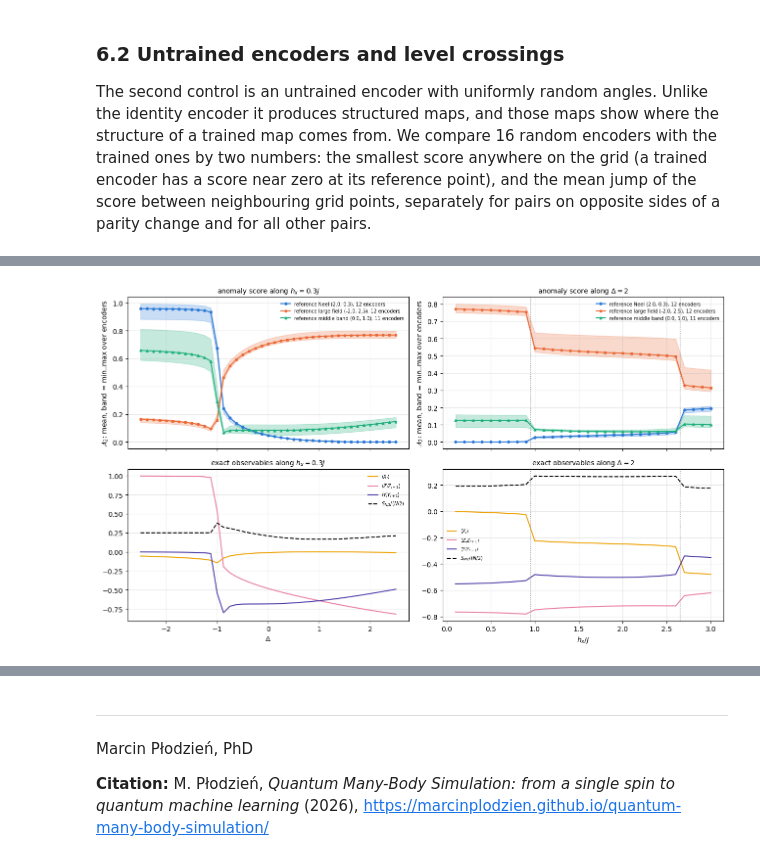
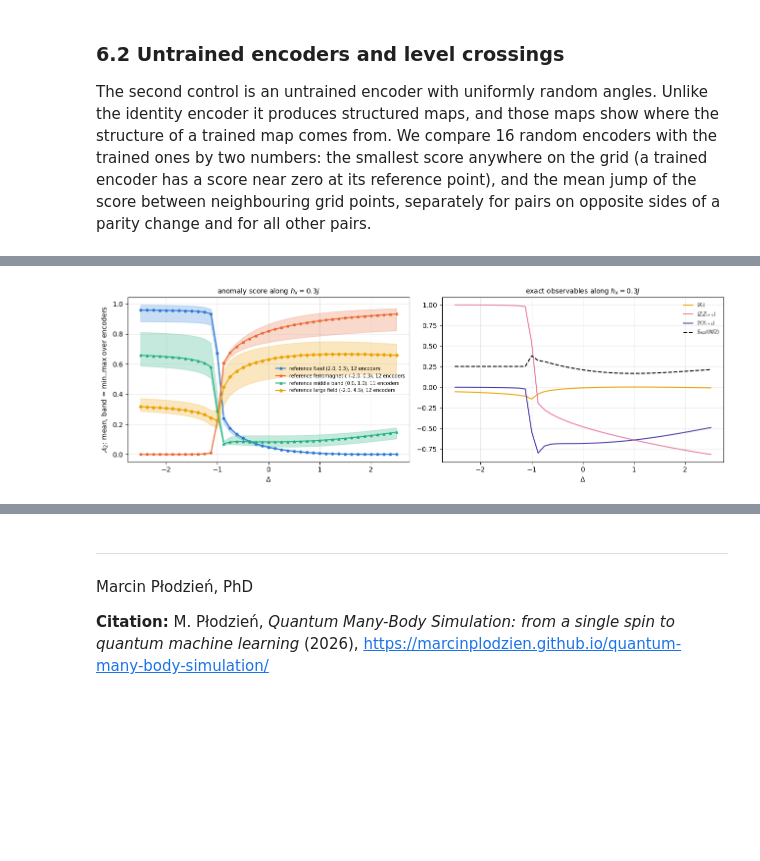
Before and after one commit to MarcinPlodzien/quantum-many-body-simulation, a Jupyter notebook: ch11_variational_quantum_circuits/45b_quantum_anomaly_detection_phase_boundaries.ipynb, the cells around one changed output, grey strips where cells are left out. Cells and saved outputs as stored; diff of their text form; code cells hidden in the pictures; blank space fills up the shorter version.

```diff
--- a/ch11_variational_quantum_circuits/45b_quantum_anomaly_detection_phase_boundaries.ipynb
+++ b/ch11_variational_quantum_circuits/45b_quantum_anomaly_detection_phase_boundaries.ipynb
@@ -650,7 +660,7 @@ reproduces the engine's restarted Lanczos to ten digits in energy and to twelve
 # ==============================================================================
 # PARAMETERS
 DELTAS = np.round(np.linspace(-2.5, 2.5, 41), 6)      # anisotropy, spacing 0.125
-HXS = np.round(np.linspace(0.1, 3.0, 30), 6)          # transverse field / J, spacing 0.1 (h_x = 0 excluded, see text)
+HXS = np.round(np.linspace(0.1, 5.0, 50), 6)          # transverse field / J, spacing 0.1 (h_x = 0 excluded, see text)
 TIE = 1e-9                                            # sector energies closer than this count as degenerate -> P = +1
 
 DD, HH = np.meshgrid(DELTAS, HXS)                     # shape (n_h, n_Delta): rows = h_x, columns = Delta
@@ -748,7 +758,7 @@ NB[:, :-1] = np.maximum(NB[:, :-1], 1 - np.asarray(overlap2(PSI[:, :-1], PSI[:,
 NB[:-1, :] = np.maximum(NB[:-1, :], 1 - np.asarray(overlap2(PSI[:-1, :], PSI[1:, :])))
 
 for name, (d_, h_) in {"ferromagnetic  (-2.0, 0.3)": (-2.0, 0.3), "Neel           ( 2.0, 0.3)": (2.0, 0.3),
-                       "middle band    ( 0.0, 1.0)": (0.0, 1.0), "large field    (-2.0, 2.5)": (-2.0, 2.5)}.items():
+                       "middle band    ( 0.0, 1.0)": (0.0, 1.0), "large field    (-2.0, 4.5)": (-2.0, 4.5)}.items():
     i, j = grid_index(d_, h_)
     print(f"{name}:  <X> = {MX[i, j]:+.3f}   <ZZ> = {ZZC[i, j]:+.3f}   <YY> = {YYC[i, j]:+.3f}   "
           f"S_half = {SHALF[i, j]:.3f} bits   P = {PARITY[i, j]:+.0f}")
@@ -763,6 +773,15 @@ for d_ in (-1.25, -1.125, -1.0, -0.875, -0.75):
     i, j = grid_index(d_, 0.3)
     print(f"  Delta = {d_:+.3f}:  E1 - E0 in the even sector = {we[1] - we[0]:.4f}   neighbour infidelity "
           f"(to Delta + 0.125) = {1 - float(overlap2(PSI[i, j], PSI[i, j + 1])):.3f}")
+
+# the parity crossings along three lines of constant Delta, against the classical line of Section 3.1
+print("\nparity changes of the ground state along lines of constant Delta (midpoints of the grid intervals):")
+for d_ in (-2.0, 0.0, 2.0):
+    col = PARITY[:, grid_index(d_, 0.1)[1]]
+    x_par = HXS[:-1][np.diff(col) != 0] + 0.05
+    h_cl = f"{2 * J * np.sqrt(2 * (1 + d_)):.2f}" if d_ > -1 else "none"
+    print(f"  Delta = {d_:+.1f}: {len(x_par)} changes, at h_x = {', '.join(f'{x:.2f}' for x in x_par) or '-'};"
+          f"  classical line h_x^cl = {h_cl}")
 
 
 def draw_parity_lines(ax, color="w"):
@@ -1225,11 +1262,11 @@ random starts per point give the success fraction with its Wilson interval.
 # %%
 # ==============================================================================
-# STEP 7: success statistics at three reference points
+# STEP 7: success statistics at four reference points
 # ==============================================================================
 # PARAMETERS
 LR = 0.1                                               # from the bracket of Step 6
 R_RUNS = 12                                            # random starts per reference point
-REFS = {"Neel": (2.0, 0.3), "large field": (-2.0, 2.5), "middle band": (0.0, 1.0)}
+REFS = {"Neel": (2.0, 0.3), "ferromagnetic": (-2.0, 0.3), "middle band": (0.0, 1.0), "large field": (-2.0, 4.5)}
 
 ref_names = list(REFS)
 B = len(REFS) * R_RUNS
@@ -1470,52 +1543,45 @@ lines mark parity changes of the ground state.
 # %%
 # ==============================================================================
-# STEP 10: spread over trained starts, and two cuts compared with the exact observables
+# STEP 10: spread over trained starts, and the cut h_x = 0.3 compared with the exact observables
 # ==============================================================================
 A_ALL = {name: np.asarray(anomaly_map(jnp.asarray(TH_REF[r, OK_RUNS[name]]), trash_mask(2))).reshape(
     (len(OK_RUNS[name]),) + SHAPE) for r, name in enumerate(ref_names)}
-i_cut, j_cut = grid_index(0.0, 0.3)[0], grid_index(2.0, 0.1)[1]
-CUTS = [("h_x = 0.3", DELTAS, (slice(None), i_cut, slice(None)), (i_cut, slice(None)), r"$\Delta$"),
-        ("Delta = 2", HXS, (slice(None), slice(None), j_cut), (slice(None), j_cut), r"$h_x/J$")]
-CUT_TEX = {"h_x = 0.3": r"$h_x=0.3J$", "Delta = 2": r"$\Delta=2$"}       # cut names for the figure titles
+i_cut = grid_index(0.0, 0.3)[0]
 
-fig, axes = plt.subplots(2, 2, figsize=(13.0, 7.6), sharex="col")
-for c, (cname, xs, sl, sl2, xl) in enumerate(CUTS):
-    ax = axes[0, c]
+
+def plot_scores(ax, xs, take):
+    """Mean anomaly score of the successful encoders of every reference point along a cut, band = min..max."""
     for r, name in enumerate(ref_names):
-        a = A_ALL[name][sl]
+        a = take(A_ALL[name])
         ax.plot(xs, a.mean(axis=0), MARKERS[r] + "-", ms=3.5, color=PALETTE[r],
                 label=f"reference {name} {REFS[name]}, {a.shape[0]} encoders")
         ax.fill_between(xs, a.min(axis=0), a.max(axis=0), color=PALETTE[r], alpha=0.25)
     ax.set_ylabel(r"$\mathcal{A}_2$: mean, band = min..max over encoders")
-    ax.set_title(f"anomaly score along {CUT_TEX[cname]}", fontsize=10); ax.legend(fontsize=7)
-    ax = axes[1, c]
-    ax.plot(xs, MX[sl2], "-", color=PALETTE[3], label=r"$\langle X_i\rangle$")
-    ax.plot(xs, ZZC[sl2], "-", color=PALETTE[4], label=r"$\langle Z_iZ_{i+1}\rangle$")
-    ax.plot(xs, YYC[sl2], "-", color=PALETTE[5], label=r"$\langle Y_iY_{i+1}\rangle$")
-    ax.plot(xs, SHALF[sl2] / (N // 2), "--", color="k", label=r"$S_{N/2}/(N/2)$")
-    ax.set_xlabel(xl); ax.set_title(f"exact observables along {CUT_TEX[cname]}", fontsize=10); ax.legend(fontsize=7)
-    for a_ in axes[:, c]:
-        for x_ in xs[:-1][np.diff(PARITY[sl2]) != 0]:
-            a_.axvline(x_ + 0.5 * (xs[1] - xs[0]), color="grey", ls=":", lw=1.0)
+
+
+fig, axes = plt.subplots(1, 2, figsize=(13.0, 4.3), sharex=True)
+plot_scores(axes[0], DELTAS, lambda A: A[:, i_cut, :])
+axes[0].set_title(r"anomaly score along $h_x=0.3J$", fontsize=10); axes[0].legend(fontsize=7)
+ax = axes[1]
+ax.plot(DELTAS, MX[i_cut], "-", color=PALETTE[3], label=r"$\langle X_i\rangle$")
+ax.plot(DELTAS, ZZC[i_cut], "-", color=PALETTE[4], label=r"$\langle Z_iZ_{i+1}\rangle$")
+ax.plot(DELTAS, YYC[i_cut], "-", color=PALETTE[5], label=r"$\langle Y_iY_{i+1}\rangle$")
+ax.plot(DELTAS, SHALF[i_cut] / (N // 2), "--", color="k", label=r"$S_{N/2}/(N/2)$")
+ax.set_title(r"exact observables along $h_x=0.3J$", fontsize=10); ax.legend(fontsize=7)
+for ax in axes:
+    ax.set_xlabel(r"$\Delta$")
+    for x_ in DELTAS[:-1][np.diff(PARITY[i_cut]) != 0]:
+        ax.axvline(x_ + 0.5 * (DELTAS[1] - DELTAS[0]), color="grey", ls=":", lw=1.0)
 fig.tight_layout(); plt.show()
 
-print("largest change of A between neighbouring grid points along each cut (mean over encoders), and where:")
-for cname, xs, sl, sl2, xl in CUTS:
-    for name in ref_names:
-        d = np.abs(np.diff(A_ALL[name][sl].mean(axis=0)))
-        m = int(np.argmax(d))
-        print(f"  {cname:>10s}, reference {name:>12s}: {d[m]:.3f} between {xs[m]:+.3f} and {xs[m + 1]:+.3f}")
-j2 = grid_index(-2.0, 0.1)[1]
-a_x = A_ALL["large field"][:, :, j2].mean(axis=0)
-print("\nreference large field, along Delta = -2 (no level crossing on this line):")
-print("  h_x          : " + " ".join(f"{h:6.1f}" for h in HXS[::3]))
-print("  mean A       : " + " ".join(f"{a:6.3f}" for a in a_x[::3]))
-print("  exact <ZZ>   : " + " ".join(f"{z:6.3f}" for z in ZZC[::3, j2]))
-print(f"  largest step of A between neighbouring h_x: {np.abs(np.diff(a_x)).max():.3f};  largest neighbour infidelity "
-      f"on this line: {NB[:, j2].max():.4f}")
+print("along h_x = 0.3: largest change of A between neighbouring grid points (mean over encoders), and where:")
+for name in ref_names:
+    d = np.abs(np.diff(A_ALL[name][:, i_cut, :].mean(axis=0)))
+    m = int(np.argmax(d))
+    print(f"  reference {name:>13s}: {d[m]:.3f} between Delta = {DELTAS[m]:+.3f} and {DELTAS[m + 1]:+.3f}")
 for name in ref_names:
     spread = A_ALL[name].max(axis=0) - A_ALL[name].min(axis=0)
-    print(f"{name:>12s}: {A_ALL[name].shape[0]} trained encoders; spread (max - min) of A over encoders: "
+    print(f"{name:>13s}: {A_ALL[name].shape[0]} trained encoders; spread (max - min) of A over encoders: "
           f"median over the grid {np.median(spread):.3f}, largest {spread.max():.3f}")
 # %% [output]
-[figure, old version]
+[figure, new version]
```
Also changed, not shown: parts of 28 cells of this notebook, 3 other files.
